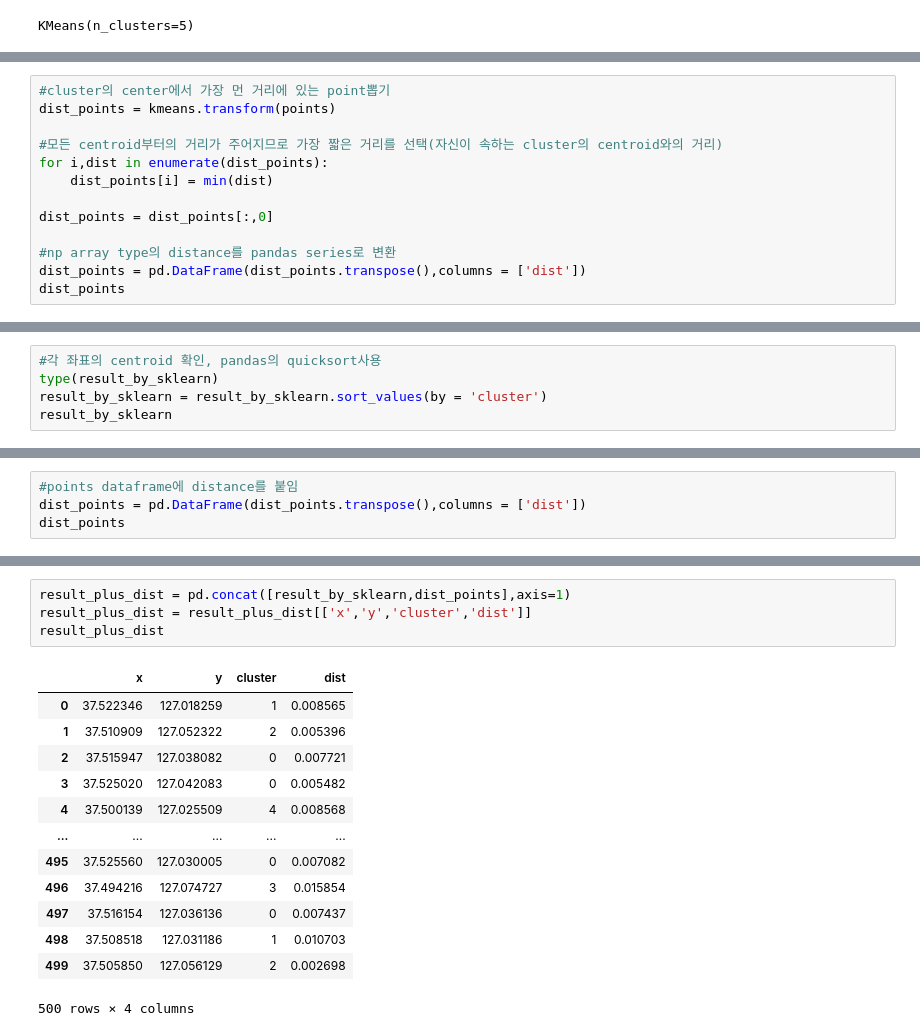
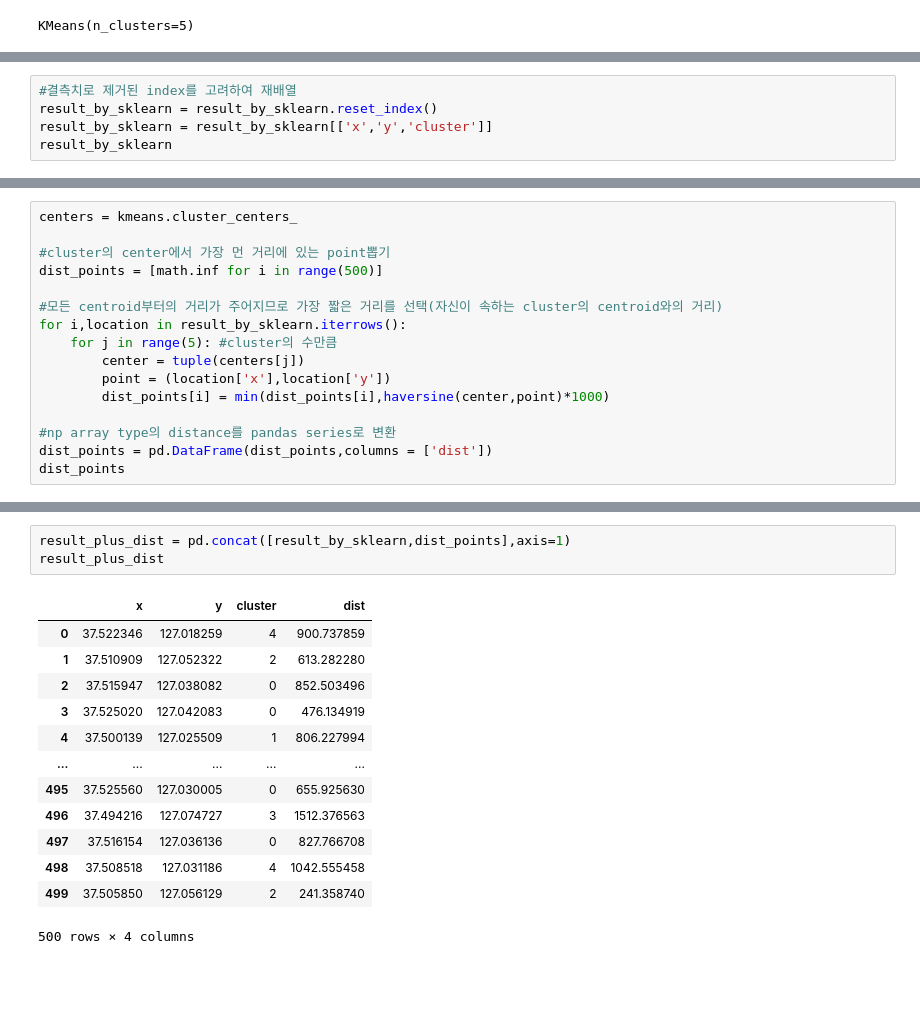
Before and after one commit to juhongyee/DUI-traffic-stop-recommendation, a Jupyter notebook: k_means/Kmeans.ipynb, the cells around one changed output, grey strips where cells are left out. Drawn from its saved outputs; the diff is of its cells as text; blank space fills up the shorter version.

```diff
--- a/k_means/Kmeans.ipynb
+++ b/k_means/Kmeans.ipynb
@@ -83,0 +85,5 @@ sns.scatterplot(x="x",y="y",hue="cluster",data=result_by_sklearn,palette="Set2")
+# %%
+#결측치로 제거된 index를 고려하여 재배열
+result_by_sklearn = result_by_sklearn.reset_index()
+result_by_sklearn = result_by_sklearn[['x','y','cluster']]
+result_by_sklearn
@@ -84,14 +112,17 @@ sns.scatterplot(x="x",y="y",hue="cluster",data=result_by_sklearn,palette="Set2")
 # %%
+centers = kmeans.cluster_centers_
+
 #cluster의 center에서 가장 먼 거리에 있는 point뽑기
-dist_points = kmeans.transform(points)
+dist_points = [math.inf for i in range(500)]
 
 #모든 centroid부터의 거리가 주어지므로 가장 짧은 거리를 선택(자신이 속하는 cluster의 centroid와의 거리)
-for i,dist in enumerate(dist_points):
-    dist_points[i] = min(dist)
-
-dist_points = dist_points[:,0]
+for i,location in result_by_sklearn.iterrows():
+    for j in range(5): #cluster의 수만큼
+        center = tuple(centers[j])
+        point = (location['x'],location['y'])
+        dist_points[i] = min(dist_points[i],haversine(center,point)*1000)
 
 #np array type의 distance를 pandas series로 변환
-dist_points = pd.DataFrame(dist_points.transpose(),columns = ['dist'])
+dist_points = pd.DataFrame(dist_points,columns = ['dist'])
 dist_points
 # %% [output]
@@ -114,5 +146,0 @@ result_by_sklearn = result_by_sklearn.reset_index()
-# %%
-#각 좌표의 centroid 확인, pandas의 quicksort사용
-type(result_by_sklearn)
-result_by_sklearn = result_by_sklearn.sort_values(by = 'cluster')
-result_by_sklearn
@@ -141,4 +146,0 @@ array([[ 37.52356065, 127.03679875],
-# %%
-#points dataframe에 distance를 붙임
-dist_points = pd.DataFrame(dist_points.transpose(),columns = ['dist'])
-dist_points
@@ -159,20 +147,19 @@ dist_points
 # %%
 result_plus_dist = pd.concat([result_by_sklearn,dist_points],axis=1)
-result_plus_dist = result_plus_dist[['x','y','cluster','dist']]
 result_plus_dist
 # %% [output]
 |  | x | y | cluster | dist |
-| 0 | 37.522346 | 127.018259 | 1 | 0.008565 |
-| 1 | 37.510909 | 127.052322 | 2 | 0.005396 |
-| 2 | 37.515947 | 127.038082 | 0 | 0.007721 |
-| 3 | 37.525020 | 127.042083 | 0 | 0.005482 |
-| 4 | 37.500139 | 127.025509 | 4 | 0.008568 |
+| 0 | 37.522346 | 127.018259 | 4 | 900.737859 |
+| 1 | 37.510909 | 127.052322 | 2 | 613.282280 |
+| 2 | 37.515947 | 127.038082 | 0 | 852.503496 |
+| 3 | 37.525020 | 127.042083 | 0 | 476.134919 |
+| 4 | 37.500139 | 127.025509 | 1 | 806.227994 |
 | ... | ... | ... | ... | ... |
-| 495 | 37.525560 | 127.030005 | 0 | 0.007082 |
-| 496 | 37.494216 | 127.074727 | 3 | 0.015854 |
-| 497 | 37.516154 | 127.036136 | 0 | 0.007437 |
-| 498 | 37.508518 | 127.031186 | 1 | 0.010703 |
-| 499 | 37.505850 | 127.056129 | 2 | 0.002698 |
+| 495 | 37.525560 | 127.030005 | 0 | 655.925630 |
+| 496 | 37.494216 | 127.074727 | 3 | 1512.376563 |
+| 497 | 37.516154 | 127.036136 | 0 | 827.766708 |
+| 498 | 37.508518 | 127.031186 | 4 | 1042.555458 |
+| 499 | 37.505850 | 127.056129 | 2 | 241.358740 |
 500 rows × 4 columns
 # %%
 #cluster를 기준으로 sorting
```
Also changed, not shown: parts of 14 cells of this notebook, 2 other files.
